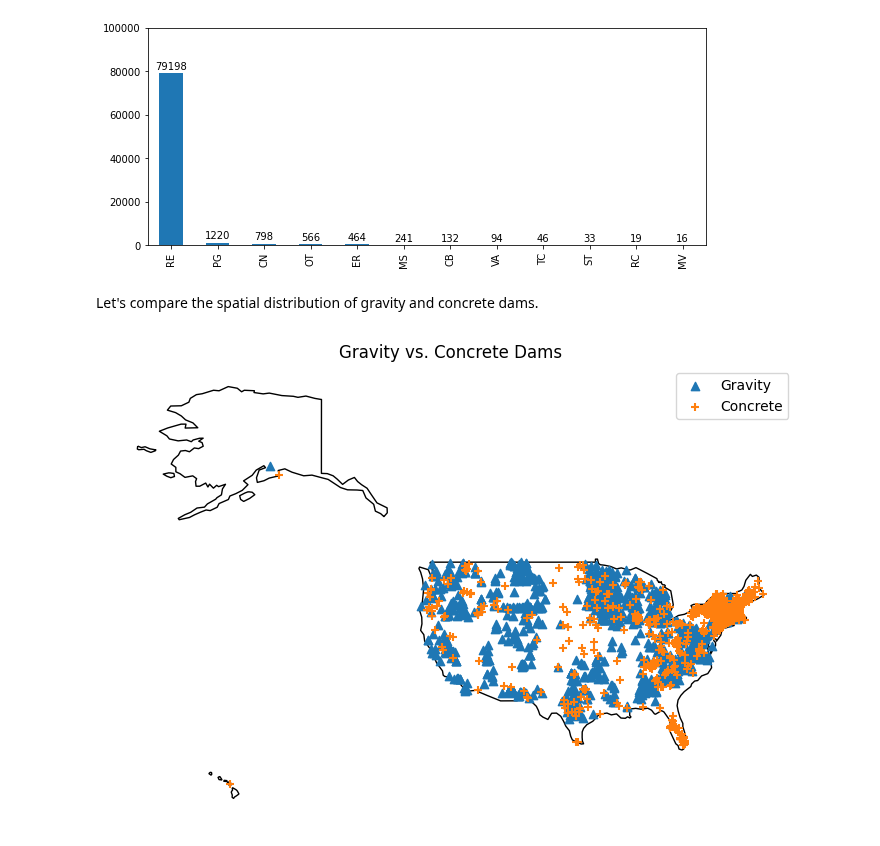
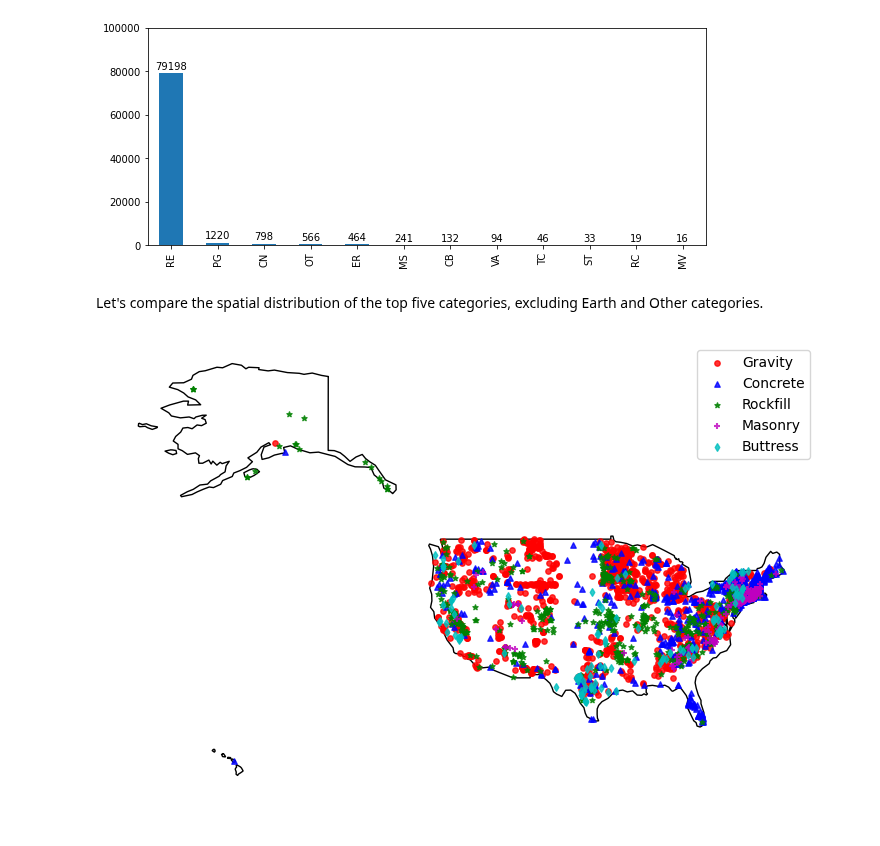
Before and after one commit to hyriver/pygeohydro, a Jupyter notebook: docs/examples/nid.ipynb, the cells around one changed output. Saved outputs shown, nothing was run; the diff lists cells and outputs as text; code cells hidden in the pictures.

Commit message:
DOC: Generate new plot of the top five dam types

```diff
--- a/docs/examples/nid.ipynb
+++ b/docs/examples/nid.ipynb
@@ -74,15 +65,24 @@ for p in ax.patches:
 # %% [output]
 [figure]
 # %% [markdown]
-Let's compare the spatial distribution of gravity and concrete dams.
+Let's compare the spatial distribution of the top five categories, excluding Earth and Other categories.
 # %%
 ax = us.plot(figsize=(10, 6), facecolor="none", edgecolor="k")
-nid_us[nid_us.DAM_TYPE == "PG"].plot(ax=ax, marker="^")
-nid_us[nid_us.DAM_TYPE == "CN"].plot(ax=ax, marker="+")
+top_types = ["PG", "CN", "ER", "MS", "CB"]
+marker = dict(zip(top_types, ["o", "^", "*", "+", "d"]))
+color = dict(zip(top_types, ["r", "b", "g", "m", "c"]))
+for c in top_types:
+    nid_us[nid_us.DAM_TYPE == c].plot(
+        ax=ax,
+        alpha=0.8,
+        markersize=15,
+        marker=marker[c],
+        color=color[c],
+        label=codes.loc[("Dam Type", c)].item(),
+    )
+ax.legend(loc="best")
 ax.axis(False)
-ax.legend([codes.loc[("Dam Type", t)].item() for t in ["PG", "CN"]])
-ax.set_title("Gravity vs. Concrete Dams")
 ax.figure.set_dpi(100)
 ax.figure.savefig("../_static/dams.png", bbox_inches="tight", dpi=100)
 # %% [output]
-[figure, old version]
+[figure, new version]
```
Also changed, not shown: parts of 2 cells of this notebook, 1 other file.
